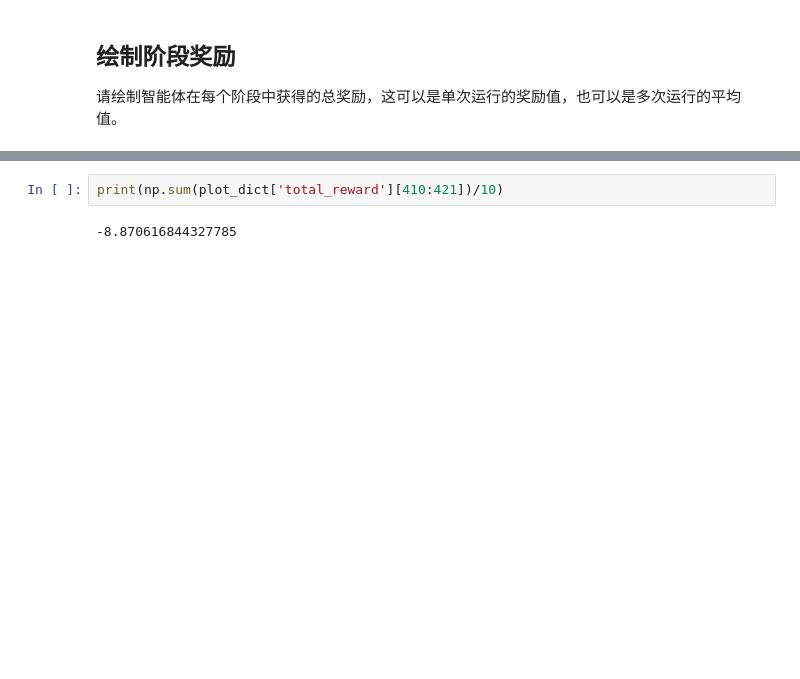
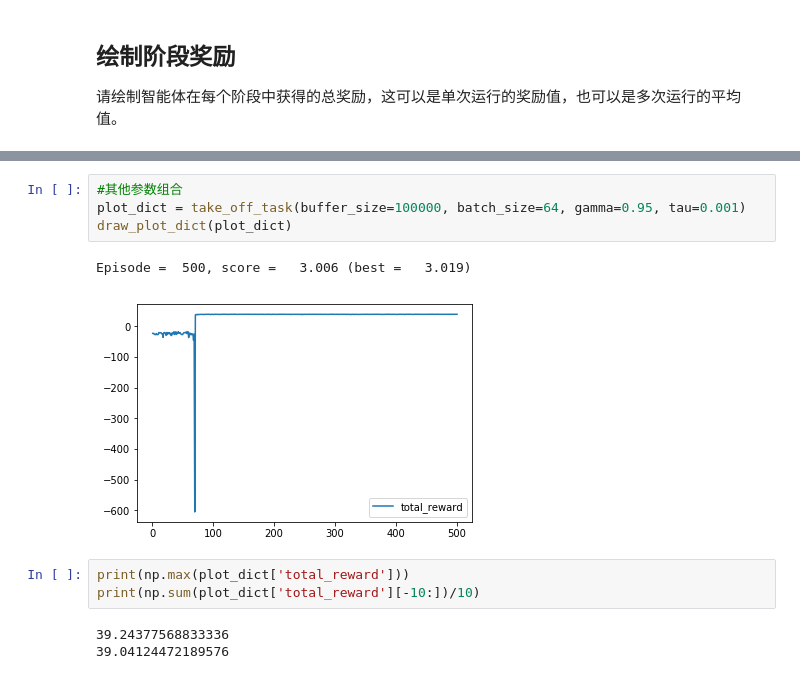
Before and after one commit to q759729997/Udacity_nd101_cn_p5, a Jupyter notebook: Quadcopter_Project_cn.ipynb, the cells around one changed output, grey strips where cells are left out. Drawn from its saved outputs; the diff is of its cells as text; blank space fills up the shorter version.

```diff
--- a/Quadcopter_Project_cn.ipynb
+++ b/Quadcopter_Project_cn.ipynb
@@ -264,7 +269,16 @@ print(np.sum(plot_dict['total_reward'][-10:])/10)
+# %%
+#其他参数组合
+plot_dict = take_off_task(buffer_size=100000, batch_size=64, gamma=0.95, tau=0.001)
+draw_plot_dict(plot_dict)
+# %% [output]
+Episode =  500, score =   3.006 (best =   3.019)
+[figure, added]
 # %%
-print(np.sum(plot_dict['total_reward'][410:421])/10)
+print(np.max(plot_dict['total_reward']))
+print(np.sum(plot_dict['total_reward'][-10:])/10)
 # %% [output]
--8.870616844327785
+39.24377568833336
+39.04124472189576
 # %% [markdown]
 ## 回顾
 
```
Also changed, not shown: parts of 11 cells of this notebook, 2 other files.
